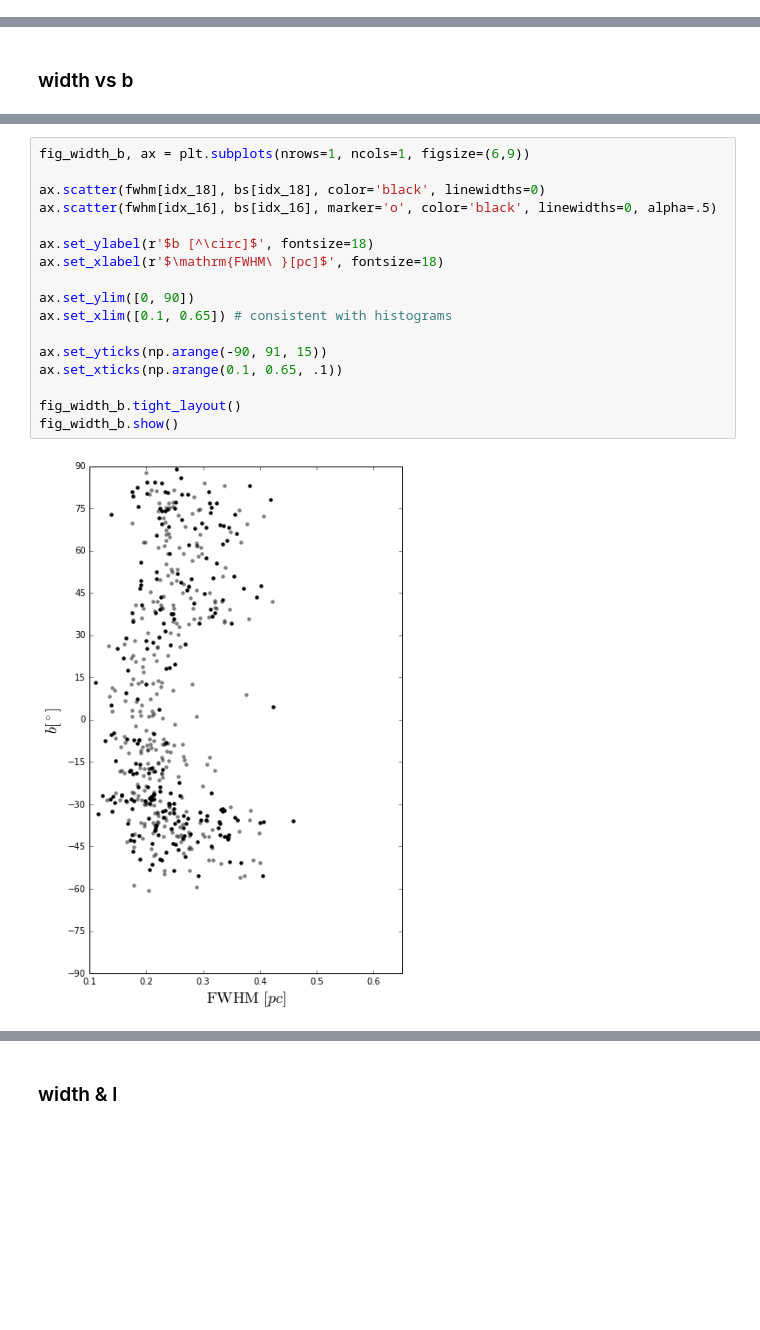
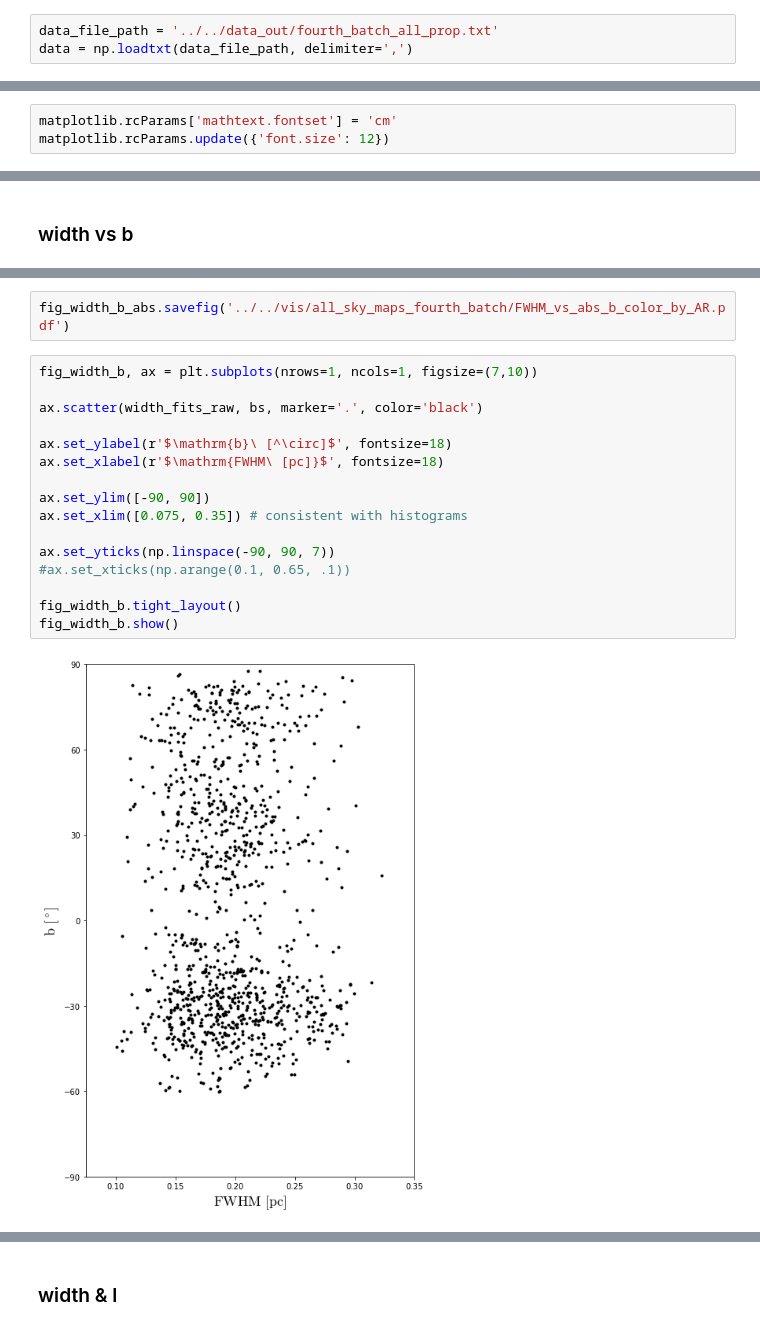
Before and after one commit to LLi1996/fil3d, a Jupyter notebook: examples/fourth_batch_all_prop_graphs.ipynb, the cells around one changed output, grey strips where cells are left out. Saved outputs shown, nothing was run; the diff lists cells and outputs as text; blank space fills up the shorter version.

```diff
--- a/examples/fourth_batch_all_prop_graphs.ipynb
+++ b/examples/fourth_batch_all_prop_graphs.ipynb
@@ -161,0 +63,3 @@ idx_16 = np.where(roundness > 0.015624015624015624)
+# %%
+data_file_path = '../../data_out/fourth_batch_all_prop.txt'
+data = np.loadtxt(data_file_path, delimiter=',')
@@ -161,0 +102,3 @@ idx_16 = np.where(roundness > 0.015624015624015624)
+# %%
+matplotlib.rcParams['mathtext.fontset'] = 'cm'
+matplotlib.rcParams.update({'font.size': 12})
@@ -293,20 +362,21 @@ fig_width_b_abs.savefig('../vis/all_sky_maps_fin/width_b_abs.pdf')
+# %%
+fig_width_b_abs.savefig('../../vis/all_sky_maps_fourth_batch/FWHM_vs_abs_b_color_by_AR.pdf')
 # %%
-fig_width_b, ax = plt.subplots(nrows=1, ncols=1, figsize=(6,9))
+fig_width_b, ax = plt.subplots(nrows=1, ncols=1, figsize=(7,10))
 
-ax.scatter(fwhm[idx_18], bs[idx_18], color='black', linewidths=0)
-ax.scatter(fwhm[idx_16], bs[idx_16], marker='o', color='black', linewidths=0, alpha=.5)
+ax.scatter(width_fits_raw, bs, marker='.', color='black')
 
-ax.set_ylabel(r'$b [^\circ]$', fontsize=18)
-ax.set_xlabel(r'$\mathrm{FWHM\ }[pc]$', fontsize=18)
+ax.set_ylabel(r'$\mathrm{b}\ [^\circ]$', fontsize=18)
+ax.set_xlabel(r'$\mathrm{FWHM\ [pc]}$', fontsize=18)
 
-ax.set_ylim([0, 90])
-ax.set_xlim([0.1, 0.65]) # consistent with histograms
+ax.set_ylim([-90, 90])
+ax.set_xlim([0.075, 0.35]) # consistent with histograms
 
-ax.set_yticks(np.arange(-90, 91, 15))
-ax.set_xticks(np.arange(0.1, 0.65, .1))
+ax.set_yticks(np.linspace(-90, 90, 7))
+#ax.set_xticks(np.arange(0.1, 0.65, .1))
 
 fig_width_b.tight_layout()
 fig_width_b.show()
 # %% [output]
-[figure, old version]
+[figure, new version]
 # %%
```
Also changed, not shown: parts of 79 cells of this notebook, 5 other files.
